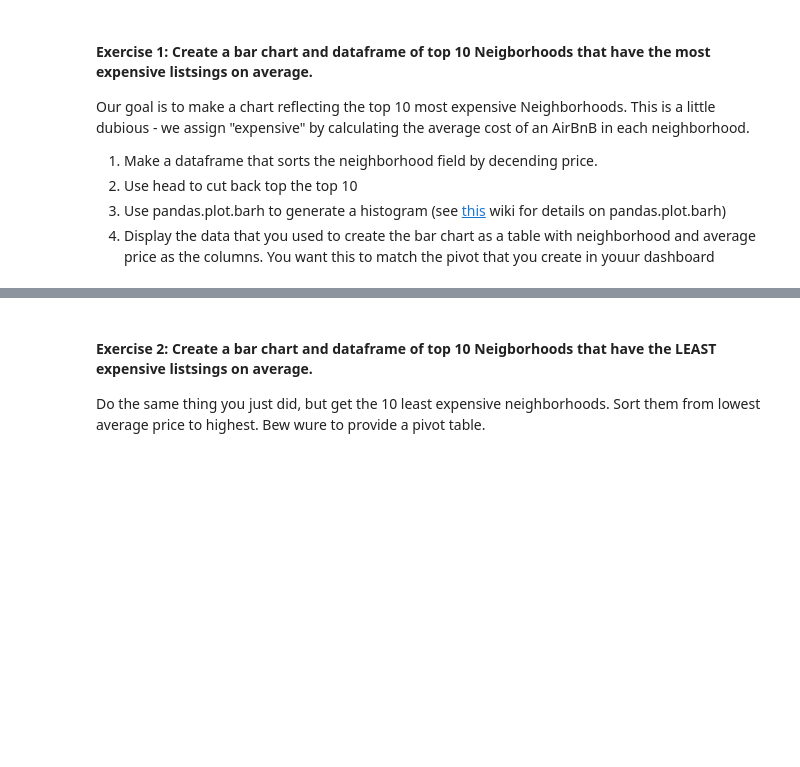
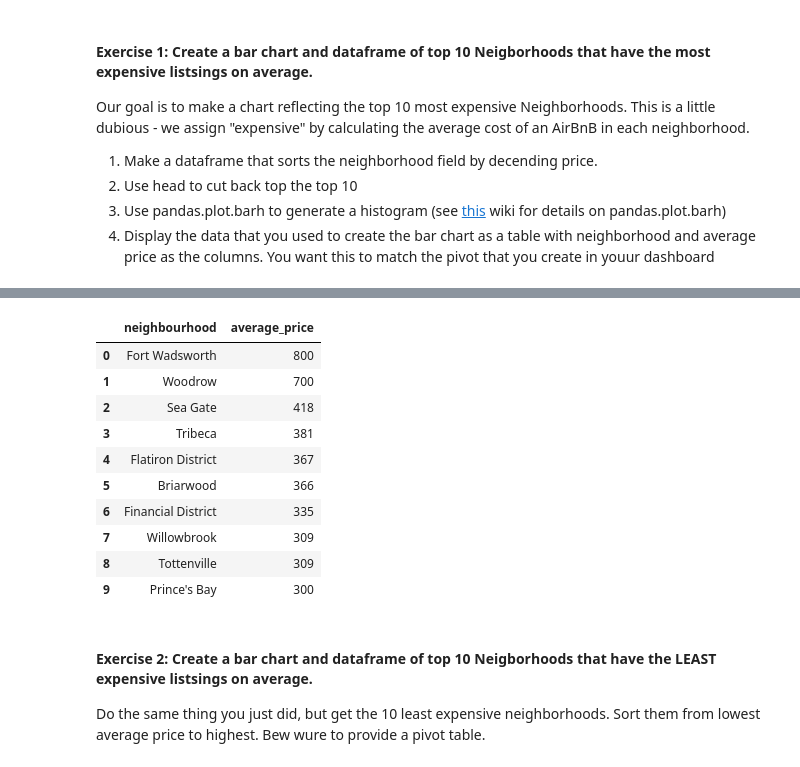
Before and after one commit to ayamonta/ds24-files, a Jupyter notebook: Week-03-Data_Analytics-Data_Viz-BI_tools/Exercise3-AT.ipynb, the cells around one changed output, grey strips where cells are left out. Saved outputs shown, nothing was run; the diff lists cells and outputs as text; code cells hidden in the pictures; blank space fills up the shorter version.

```diff
--- a/Week-03-Data_Analytics-Data_Viz-BI_tools/Exercise3-AT.ipynb
+++ b/Week-03-Data_Analytics-Data_Viz-BI_tools/Exercise3-AT.ipynb
@@ -148,3 +213,18 @@ Type:      method
+# %%
+# display table with 'neighborhood' and 'average price' columns.
+display(df_new.rename({'price': 'average_price'}, axis='columns'))
+# %% [output]
+|  | neighbourhood | average_price |
+| 0 | Fort Wadsworth | 800 |
+| 1 | Woodrow | 700 |
+| 2 | Sea Gate | 418 |
+| 3 | Tribeca | 381 |
+| 4 | Flatiron District | 367 |
+| 5 | Briarwood | 366 |
+| 6 | Financial District | 335 |
+| 7 | Willowbrook | 309 |
+| 8 | Tottenville | 309 |
+| 9 | Prince's Bay | 300 |
 # %%
 # our goal is to make a chart reflecting the top 10 most expensive Neighborhoods
 # This is a little dubious - we assign "expensive" by calculating the average cost of
```
Also changed, not shown: parts of 6 cells of this notebook, 1 other file.
